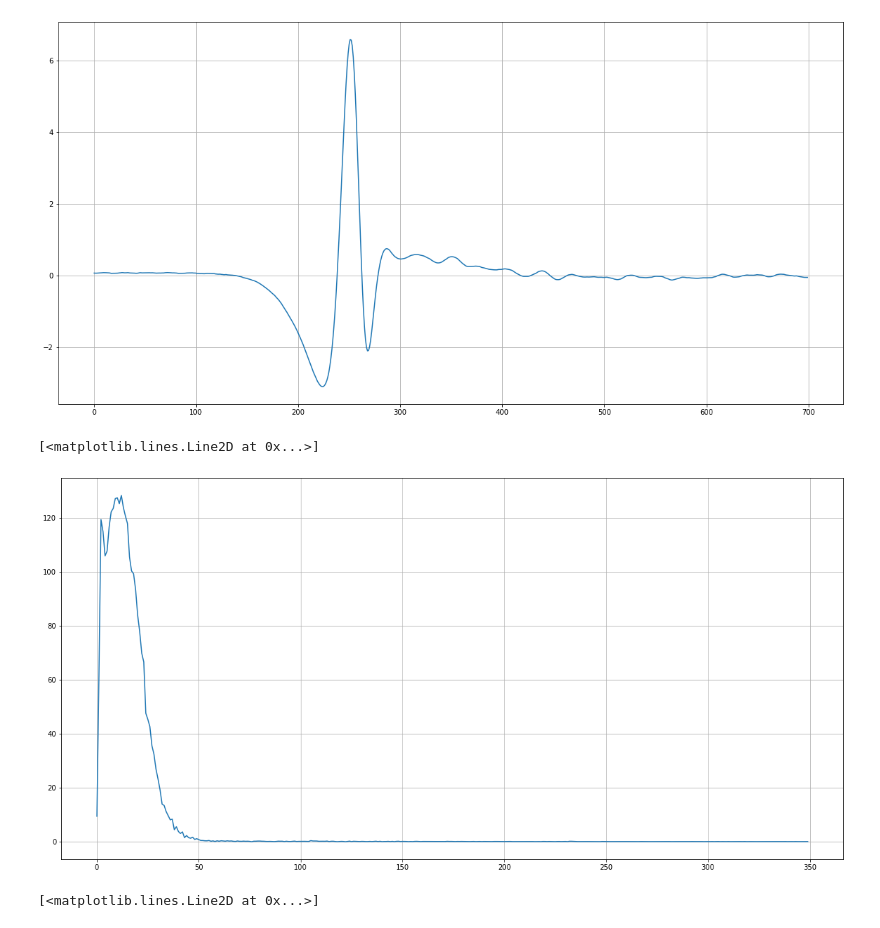
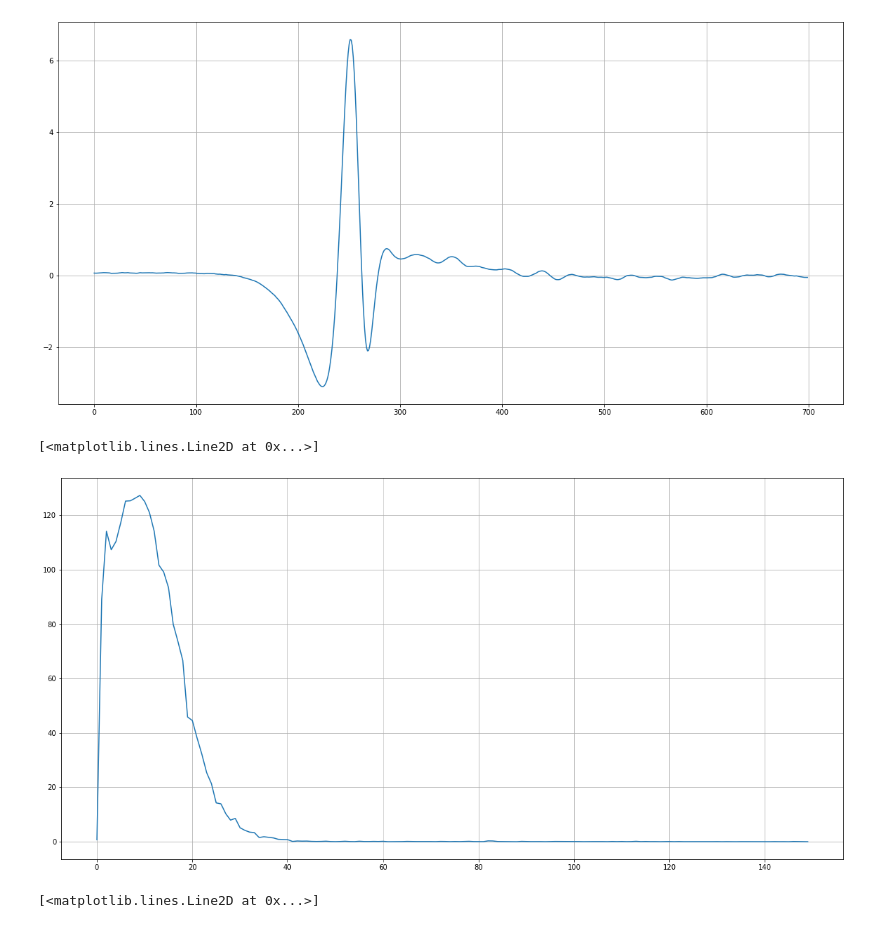
Before and after one commit to 4c1dhydr4/thz, a Jupyter notebook: testing_notebook.ipynb, the cells around one changed output. Drawn from its saved outputs; the diff is of its cells as text; code cells hidden in the pictures.

```diff
--- a/testing_notebook.ipynb
+++ b/testing_notebook.ipynb
@@ -39,12 +39,12 @@ plt.plot(reference[700:1400])
 [<matplotlib.lines.Line2D at 0x...>]
 [figure]
 # %%
-fft_ref = np.abs(np.fft.fft(reference[700:1400]))
+fft_ref = np.abs(np.fft.fft(reference[850:1400]))
 # %%
-plt.plot(fft_ref[0:350])
+plt.plot(fft_ref[0:150])
 # %% [output]
 [<matplotlib.lines.Line2D at 0x...>]
-[figure, old version]
+[figure, new version]
 # %%
 fft = np.abs(np.fft.fft(pulse[600:1200]))
 # %%
```
Also changed, not shown: parts of 2 cells of this notebook, 3 other files.
